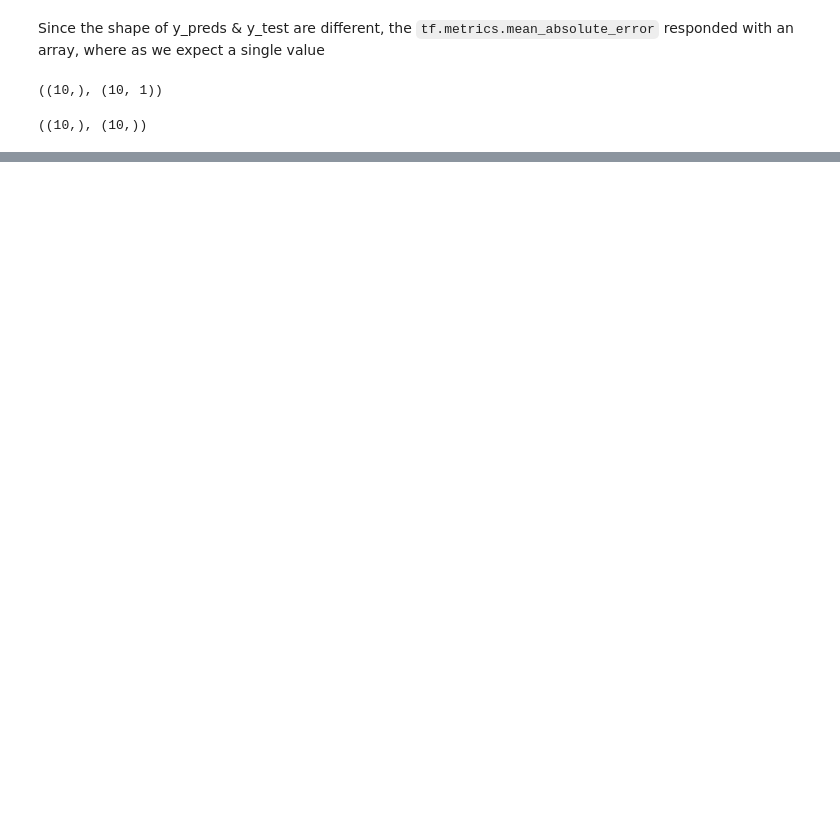
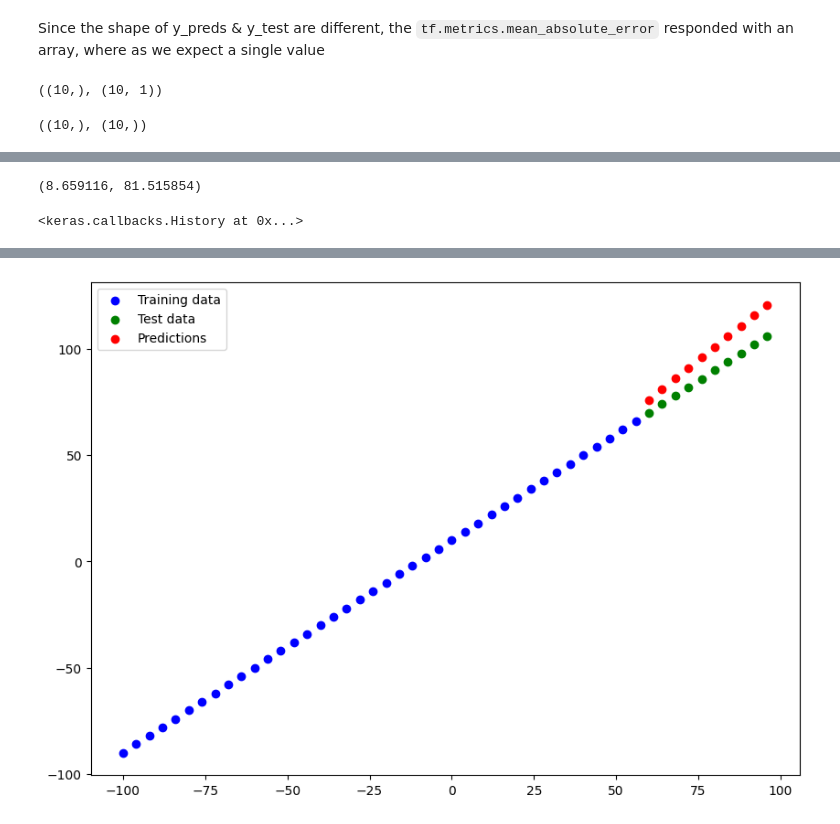
Before and after one commit to bikash119/learn_tensorflow, a Jupyter notebook: learn_tf_002.ipynb, the cells around one changed output, grey strips where cells are left out. Drawn from its saved outputs; the diff is of its cells as text; code cells hidden in the pictures; blank space fills up the shorter version.

```diff
--- a/learn_tf_002.ipynb
+++ b/learn_tf_002.ipynb
@@ -286,0 +342,31 @@ mse
+# %%
+mae_1 = tf.metrics.mean_absolute_error(y_test,y_preds_1.squeeze()).numpy()
+mse_1 = tf.metrics.mean_squared_error(y_test,y_preds_1.squeeze()).numpy()
+mae_1,mse_1
+# %% [output]
+(8.659116, 81.515854)
+# %%
+#model_2
+#Set seed
+tf.random.set_seed(42)
+
+#Create model
+model_2 = tf.keras.Sequential([
+    tf.keras.layers.Dense(1)
+    ,tf.keras.layers.Dense(1)
+])
+
+#Compile model
+model_2.compile(loss=tf.keras.losses.mae
+                ,optimizer=tf.keras.optimizers.SGD()
+                ,metrics=['mae'])
+
+#train the model
+model_2.fit(tf.expand_dims(X_train,axis=-1),y_train,epochs=100,verbose=0)
+# %% [output]
+<keras.callbacks.History at 0x...>
+# %%
+#model_2 predictions and plot_prediction
+y_preds_2 = model_2.predict(X_test)
+plot_predictions(predictions=y_preds_2)
+# %% [output]
@@ -286,0 +374 @@ mse
+[figure, added]
```
Also changed, not shown: parts of 36 cells of this notebook.
